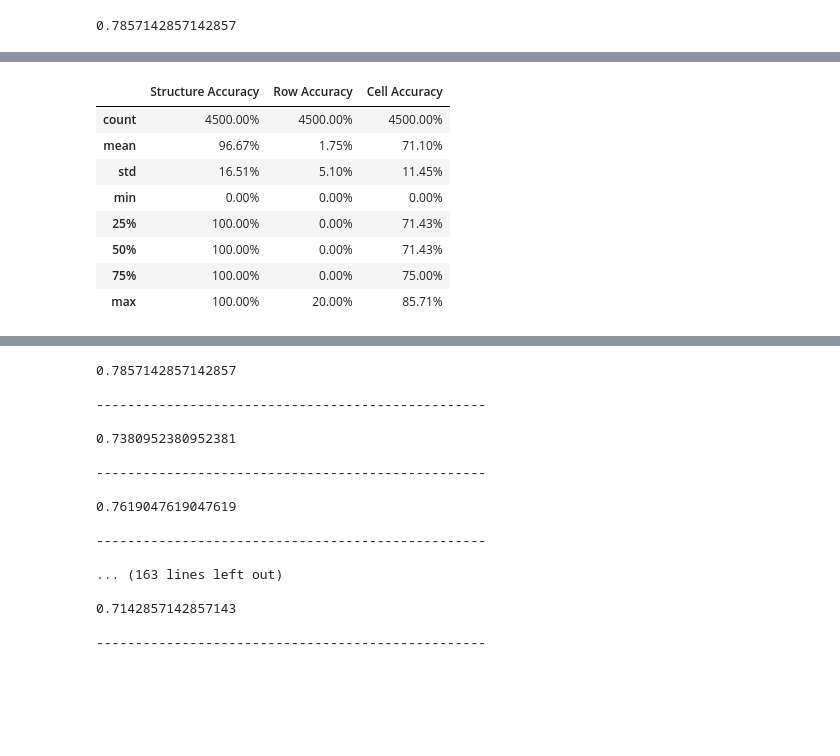
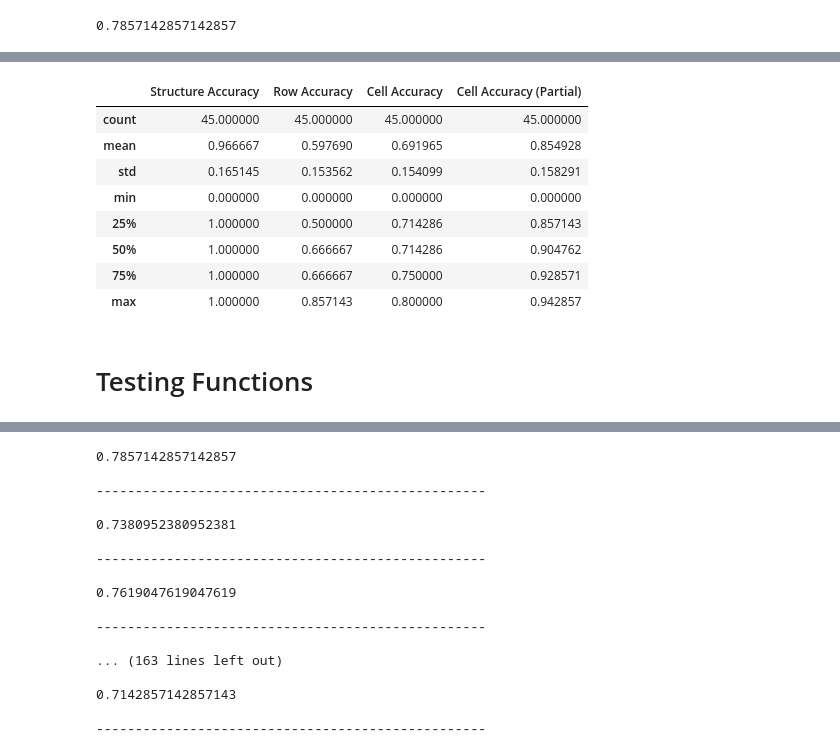
Before and after one commit to rendalamili/ml-for-table-extraction, a Jupyter notebook: Final_Metrics_Analysis.ipynb, the cells around one changed output, grey strips where cells are left out. Cells and saved outputs as stored; diff of their text form; code cells hidden in the pictures; blank space fills up the shorter version.

```diff
--- a/Final_Metrics_Analysis.ipynb
+++ b/Final_Metrics_Analysis.ipynb
@@ -273 +291,15 @@ results_df()
+# %%
+#Summary of results
+result_df = results_df()
+result_df.describe()
+# %% [output]
+|  | Structure Accuracy | Row Accuracy | Cell Accuracy | Cell Accuracy (Partial) |
+| count | 45.000000 | 45.000000 | 45.000000 | 45.000000 |
+| mean | 0.966667 | 0.597690 | 0.691965 | 0.854928 |
+| std | 0.165145 | 0.153562 | 0.154099 | 0.158291 |
+| min | 0.000000 | 0.000000 | 0.000000 | 0.000000 |
+| 25% | 1.000000 | 0.500000 | 0.714286 | 0.857143 |
+| 50% | 1.000000 | 0.666667 | 0.714286 | 0.904762 |
+| 75% | 1.000000 | 0.666667 | 0.750000 | 0.928571 |
+| max | 1.000000 | 0.857143 | 0.800000 | 0.942857 |
 # %%
@@ -274,16 +307,2 @@ results_df()
 result_df = results_df()
 result_df.to_csv('results.csv', index=False)
-# %%
-#Summary of results
-df = results_df()
-df.describe()
-# %% [output]
-|  | Structure Accuracy | Row Accuracy | Cell Accuracy |
-| count | 4500.00% | 4500.00% | 4500.00% |
-| mean | 96.67% | 1.75% | 71.10% |
-| std | 16.51% | 5.10% | 11.45% |
-| min | 0.00% | 0.00% | 0.00% |
-| 25% | 100.00% | 0.00% | 71.43% |
-| 50% | 100.00% | 0.00% | 71.43% |
-| 75% | 100.00% | 0.00% | 75.00% |
-| max | 100.00% | 20.00% | 85.71% |
@@ -302,3 +309,5 @@ def metrics(output_df, ground_truth_df):
+# %% [markdown]
+# Testing Functions
 # %%
 def test(n):
     output_file = match_files(n)[0]
```
Also changed, not shown: parts of 18 cells of this notebook.
